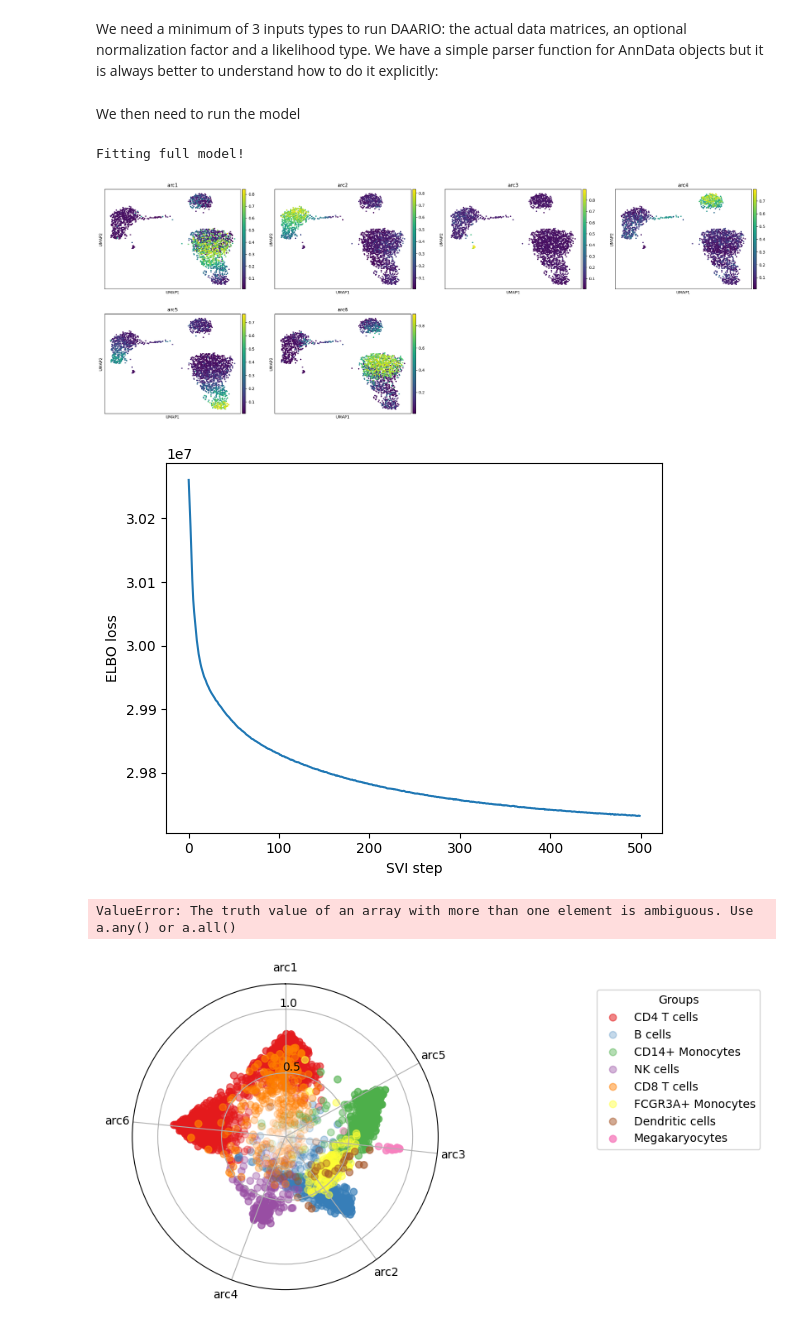
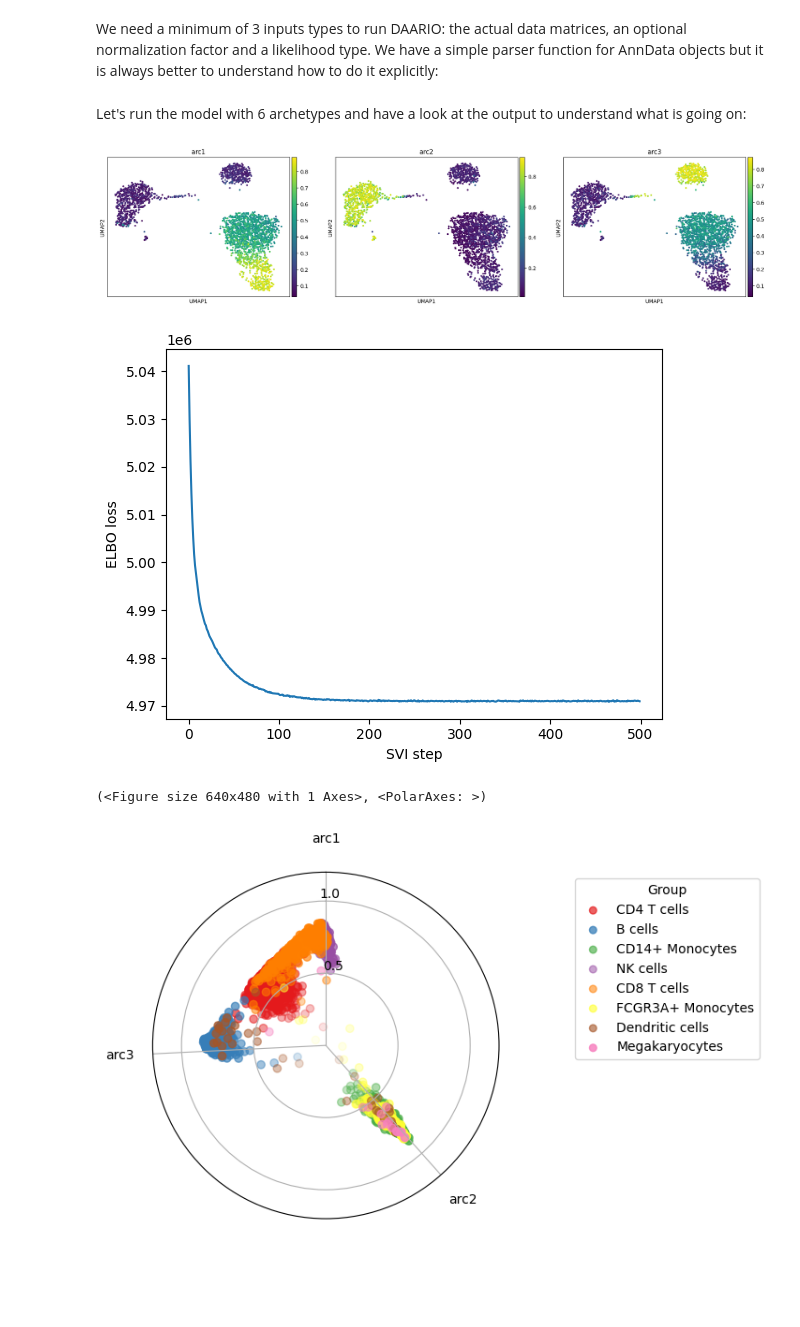
Before and after one commit to sottorivalab/midaa, a Jupyter notebook: docs/scRNA_single_modality.ipynb, the cells around one changed output. Cells and saved outputs as stored; diff of their text form; code cells hidden in the pictures; blank space fills up the shorter version.

```diff
--- a/docs/scRNA_single_modality.ipynb
+++ b/docs/scRNA_single_modality.ipynb
@@ -33,40 +45,40 @@ input_distribution = ["G"] # G for Gaussian, P for Poisson, N for Negative Binom
 
 # As a quick note, as you see DAARIO is developed for multi-modal data,
 # so even if you use it for a single modality the inputs are always lists.
-# %% [markdown]
-We then need to run the model
+# %% [markdown]
+Let's run the model with 6 archetypes and have a look at the output to understand what is going on:
 # %%
-res = daa.fit_deepAA(
-    [adata.X],
-    [np.ones(adata.X.shape[0])],
-    ["G"],
-    hidden_dims_dec_common = [256,256], # Hidden dimensions of the decoder
-    hidden_dims_dec_last = [512], # Hidden dimensions of the decoder last layer
-    hidden_dims_enc_ind = [512], # Hidden dimensions of the encoder
-    hidden_dims_enc_common = [256,256], # Hidden dimensions of the encoder
-    hidden_dims_enc_pre_Z = [128, 64], # Hidden dimensions of the encoder before the Z layer
+res = daa.fit_DAARIO(
+    input_data,
+    normalization,
+    input_distribution,
+    hidden_dims_enc_ind = [128], # Hidden dimensions of the encoder
+    hidden_dims_enc_common = [64], # Hidden dimensions of the encoder
+    hidden_dims_enc_pre_Z = [64, 32], # Hidden dimensions of the encoder before the Z layer
+    hidden_dims_dec_common = [32, 64], # Hidden dimensions of the decoder
+    hidden_dims_dec_last = [64, 128], # Hidden dimensions of the decoder last layer
     lr = 0.001, # Learning rate
     gamma_lr = 0.1, # Learning rate decay factor
     steps = 500,
-    narchetypes = 6,
-    batch_size = 3000
+    narchetypes = 3,
+    batch_size = 512,
+    CUDA = True
     )
-# %% [output]
-Fitting full model!
 # %%
 # Utility functions to add archetypes weights to the anndata object
-adata, arc_names = scdeepaa.add_to_obs_adata(res, adata)
+
+adata, arc_names = daa.add_to_obs_adata(res, adata)
 # %%
 sc.pl.umap(adata, color=arc_names)
 # %% [output]
-[figure, old version]
+[figure, new version]
 # %%
-scdeepaa.plot_ELBO(res)
+daa.plot_ELBO(res)
 # %% [output]
-[figure, old version]
+[figure, new version]
 # %%
 
-scdeepaa.plot_archetypes_simplex(res, color_by = adata.obs["louvain"], cmap = "Set1")
+daa.plot_archetypes_simplex(res, color_by = adata.obs["louvain"], cmap = "Set1")
 # %% [output]
-ValueError: The truth value of an array with more than one element is ambiguous. Use a.any() or a.all()
+(<Figure size 640x480 with 1 Axes>, <PolarAxes: >)
-[figure, old version]
+[figure, new version]
```
Also changed, not shown: parts of 7 cells of this notebook, 9 other files.
